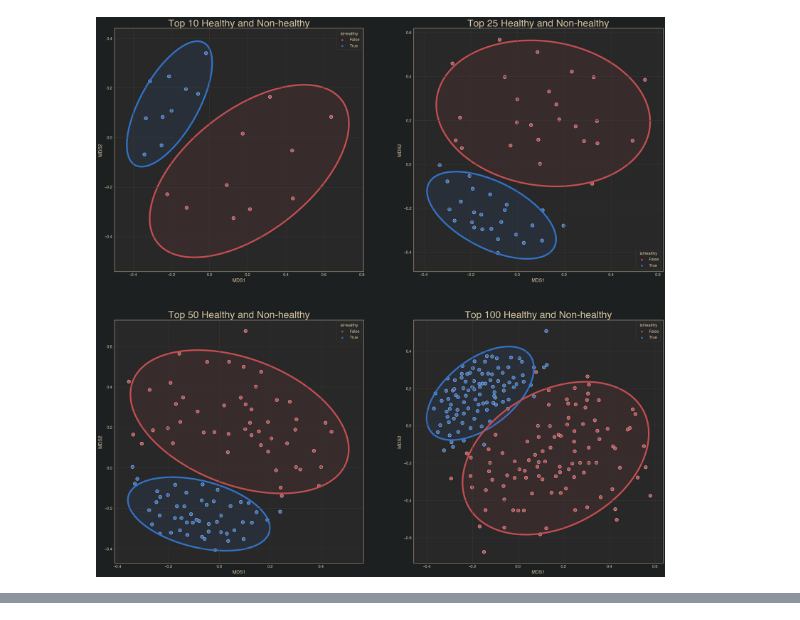
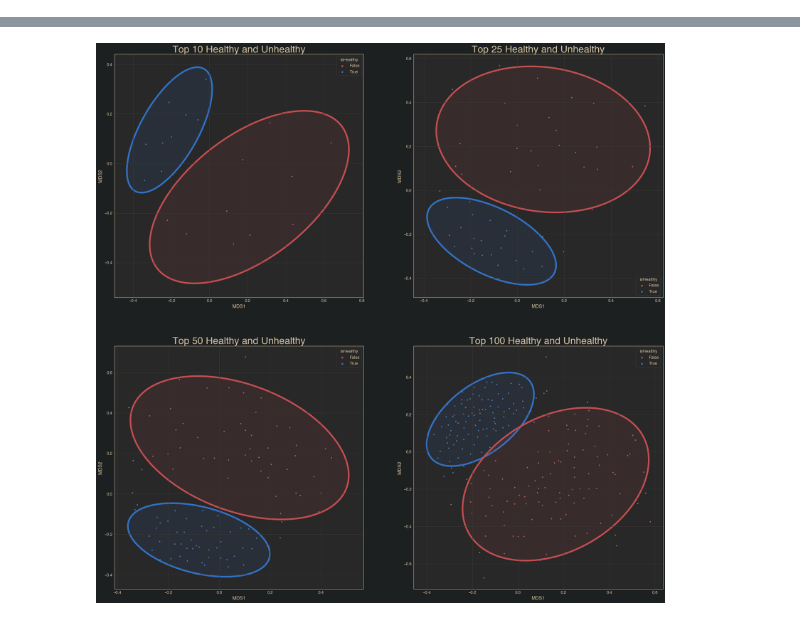
Before and after one commit to danielchang2002/GMHI2-Scratchpad, a Jupyter notebook: src/clustering.ipynb, the cells around one changed output, grey strips where cells are left out. Cells and saved outputs as stored; diff of their text form; code cells hidden in the pictures.

```diff
--- a/src/clustering.ipynb
+++ b/src/clustering.ipynb
@@ -17,9 +17,9 @@ X, y = functions.load_taxonomy(boolean=True)
 # %%
 def get_gmhi_values(logreg, X, y):
     logreg.fit(X, y)
-    theta = pd.DataFrame(logreg.coef_[0], columns=['coef'], index=X.columns)
-    gmhi_values = X @ theta
+    gmhi_values = pd.DataFrame(logreg.decision_function(X))
     gmhi_values.columns = ['gmhi_value']
+    gmhi_values.index = X.index
     return gmhi_values.sort_values('gmhi_value')
 # %%
 gmhi_values = get_gmhi_values(logreg, X, y)
@@ -54,8 +45,8 @@ metrics = ['cityblock', 'cosine', 'euclidean', 'l1', 'l2', 'manhattan',
 # %%
-def plot_top_values(X, y, gmhi_values, num_top, metric):
-    mds = MDS(n_components=2, random_state=42, n_jobs=-1, verbose=-1, dissimilarity='precomputed')
+def get_top_transformed(X, y, gmhi_values, num_top, metric):
+    mds = MDS(n_components=2, random_state=42, n_jobs=-1, verbose=10, dissimilarity='precomputed')
     top_X = X.loc[gmhi_values.iloc[:num_top, :].index | gmhi_values.iloc[-num_top:, :].index]
-    distances = pairwise_distances(top_X, metric=metric)
+    distances = pairwise_distances(top_X, n_jobs=-1, metric=metric)
     transformed = pd.DataFrame(mds.fit_transform(distances))
     transformed.index = top_X.index
     transformed.columns = ['MDS1', 'MDS2']
@@ -97,19 +88,11 @@ def confidence_ellipse(x, y, ax, n_std=3.0, facecolor='none', **kwargs):
     ellipse.set_transform(transf + ax.transData)
     return ax.add_patch(ellipse)
 # %%
-import seaborn as sns
-import matplotlib.pyplot as plt
-
-metric = 'braycurtis'
-
-fig, axes = plt.subplots(2, 2, figsize=(30, 30))
-axes = axes.flatten()
-
-for idx, num_top in enumerate([10, 25, 50, 100]):
-    ax = axes[idx]
-    transformed = plot_top_values(X, y, gmhi_values, num_top, metric)
+def plot_top_values(X, y, gmhi_values, num_top, metric, ax, title, transformed=None):
+    if transformed is None:
+        transformed = get_top_transformed(X, y, gmhi_values, num_top, metric)
     sns.scatterplot(ax=ax, data=transformed, x="MDS1", y="MDS2",
-                    hue="isHealthy", palette=['r', 'b'], s=100)
+                    hue="isHealthy", palette=['r', 'b'], s=10)
 
     # create confidence ellipse for healthy and unhealthy
     healthies = transformed[transformed['isHealthy']]
@@ -118,8 +101,15 @@ for idx, num_top in enumerate([10, 25, 50, 100]):
                        edgecolor=(0.2, 0.45, 0.78, 1), linewidth=5, facecolor=(0.2, 0.45, 0.78, 0.1))
     confidence_ellipse(unhealthies['MDS1'], unhealthies['MDS2'], ax, n_std=2.0,
                        edgecolor=(0.77, 0.31, 0.32, 1), linewidth=5, facecolor=(0.77, 0.31, 0.32, 0.1))
-
-    ax.set_title('Top ' + str(num_top) + " Healthy and Non-healthy", fontsize=30)
-    plt.savefig(config.OUTPUT_DIR + "MDS.png")
+    ax.set_title(title, fontsize=30)
-# %% [output]
-[figure, removed]
+# %%
+metric= 'braycurtis'
+fig, axes = plt.subplots(2, 2, figsize=(30, 30))
+axes = axes.flatten()
+
+for idx, num_top in enumerate([10, 25, 50, 100]):
+    ax = axes[idx]
+    title = "Top " + str(num_top) + " Healthy and Unhealthy"
+    plot_top_values(X, y, gmhi_values, num_top, metric, ax, title)
+plt.savefig(config.OUTPUT_DIR + "MDS.png")
+# %% [output]
@@ -125,0 +132 @@ for idx, num_top in enumerate([10, 25, 50, 100]):
+[figure, added]
```
Also changed, not shown: parts of 8 cells of this notebook, 7 other files.
